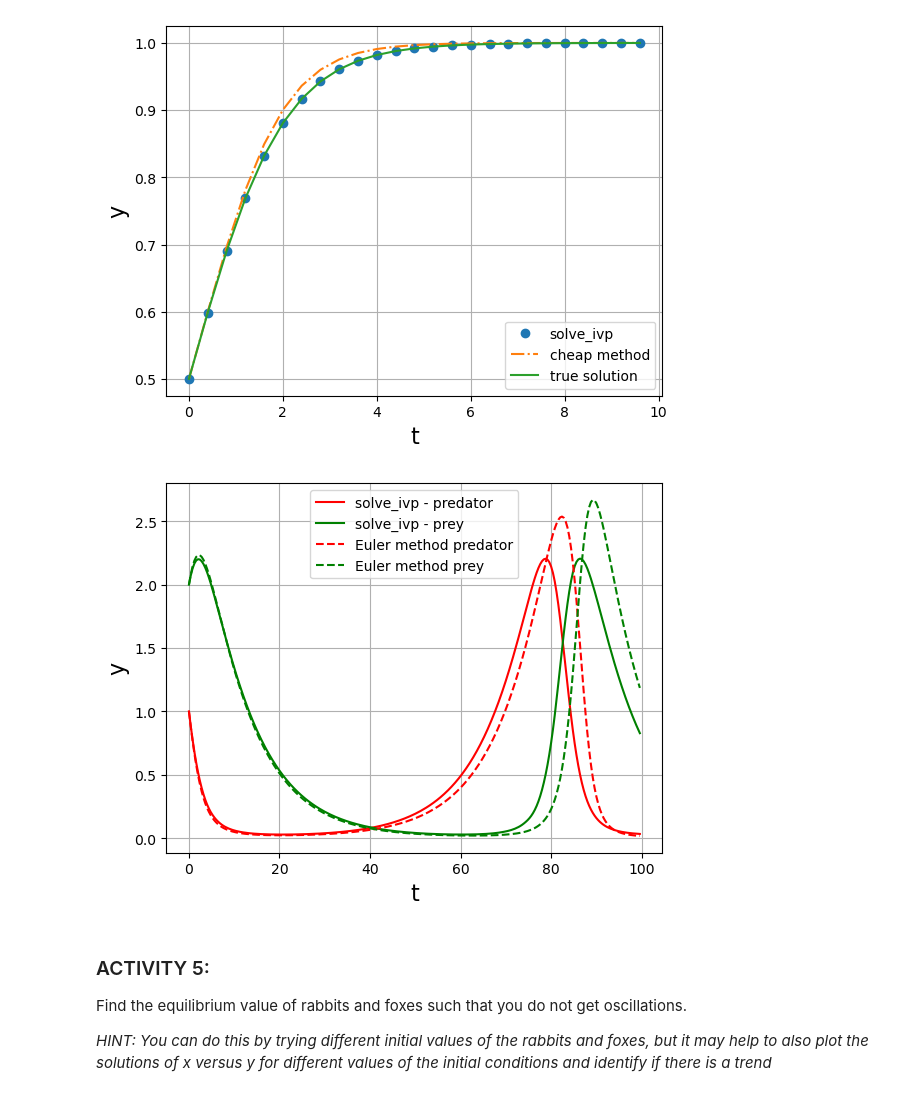
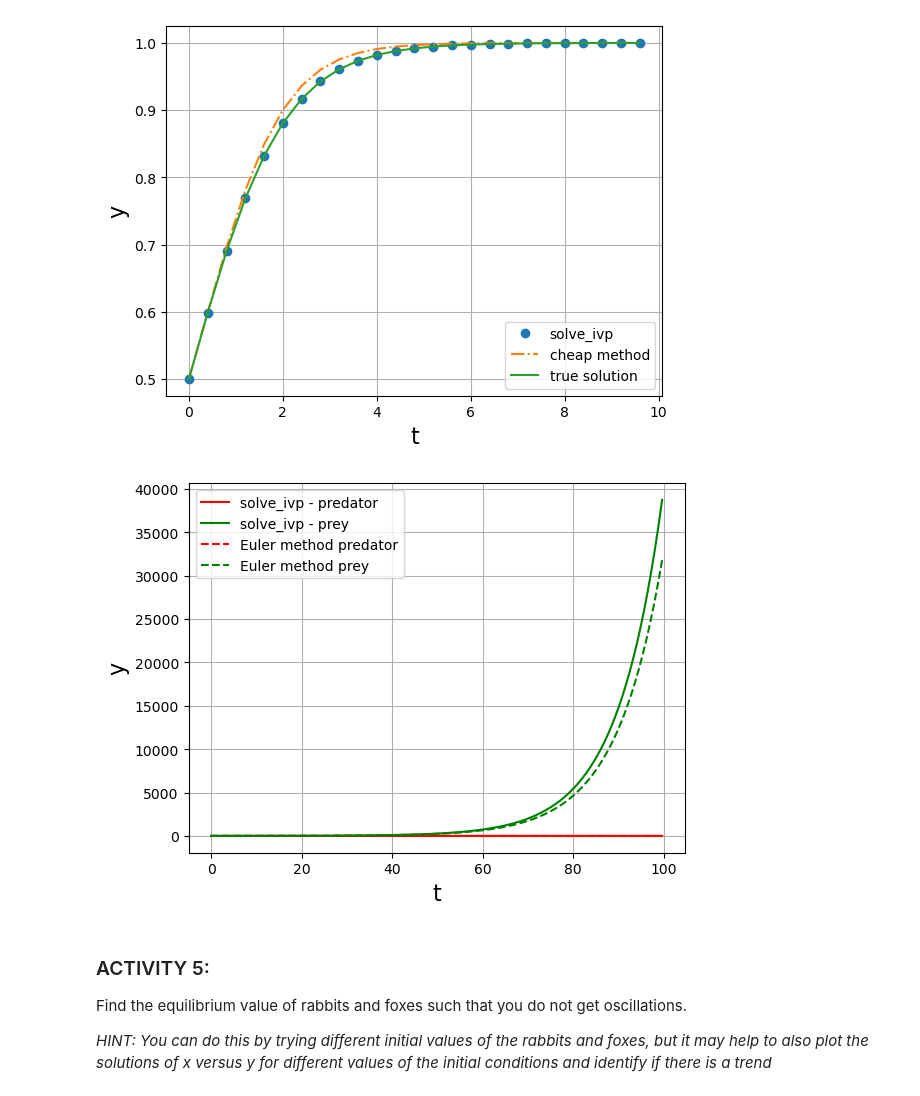
Before and after one commit to VeatrikiVas/TopicsInSciComp, a Jupyter notebook: Notebooks/Week3_LabExercises.ipynb, the cells around one changed output. Saved outputs shown, nothing was run; the diff lists cells and outputs as text; code cells hidden in the pictures.

```diff
--- a/Notebooks/Week3_LabExercises.ipynb
+++ b/Notebooks/Week3_LabExercises.ipynb
@@ -413,7 +463,7 @@ from scipy.integrate import solve_ivp
 
 # Note that the function has to take t as the first argument and y as the second
 def calculate_logistic_dydt(t, y):
-    """Returns the gradient dx/dt for the logistic equation"""
+    """Returns the gradient dy/dt for the logistic equation"""
     dydt = y*(1 - y)
     return dydt
 
@@ -434,7 +484,7 @@ plt.plot(solution.t, solution.y[0], 'o', label="solve_ivp")
 # Now do it the "cheap" way
 # increase the number of steps to see how the solution changes
 y_solution = np.zeros_like(t_solution)
-y_solution[0] = y0
+y_solution[0] = y0 #initial condition
 for itime, time in enumerate(t_solution) :
     if itime > 0 :
         dydt = calculate_logistic_dydt(time, y_solution[itime-1])
@@ -442,7 +492,7 @@ for itime, time in enumerate(t_solution) :
 
 plt.plot(t_solution, y_solution, '-.',label="cheap method")
 
-# Now plot the true solution
+# Now plot the true solution by solving the ODE
 A = 1.0/y0 - 1.0
 y_true = 1.0 / (1.0 + A * np.exp(-t_solution))
 plt.plot(t_solution, y_true, '-', label="true solution")
@@ -454,55 +504,62 @@ plt.legend(loc='best');
 
 # UPDATE ME!
 
-# Solve the 1d logistic equation from class
-from scipy.integrate import solve_ivp
-
 # Note that the function has to take t as the first argument and y as the second
 def calculate_Lotka_Volterra_dydt(t, y):
     """Returns the gradient dy/dt for the predator-prey equations"""
+    # Values of the ecosystem
     a=0.1
     b=0.2
     c=0.1
     d=0.2
 
+    #y is a 2-dimensional array
     predators = y[0]
     prey = y[1]
 
-    dydt = np.zeros_like(y) #bc it is a system of equations
-    dydt[0] = a*predators - b*predators*prey
-    dydt[1] = -c*prey + d*predators*prey
+    dydt = np.zeros_like(y) #bc it is a system of 2 equations we need an array with 2 elements
+                            #this gives an array of zeros with the same shape and type as y.
+    dydt[0] = a*prey - b*predators*prey
+    dydt[1] = -c*predators + d*predators*prey
 
     return dydt
 
-max_time = 100.0
+max_time = 100.0  # time interval over which the system is integrated
 N_time_steps = 250
-delta_t = max_time / N_time_steps
+delta_t = max_time / N_time_steps # This is h
 t_solution = np.linspace(0.0, max_time-delta_t, N_time_steps) # values of independent variable
+                                                              # ie. array that stores the time steps over which the system is being simulated
 y0 = np.array([1.0, 2.0]) # an initial condition, for y[0] and y[1], note it needs to be an array
 
-solution = solve_ivp(calculate_Lotka_Volterra_dydt, [0,max_time], y0,
-                        method='RK45', t_eval=t_solution)
+solution = solve_ivp(calculate_Lotka_Volterra_dydt, [0,max_time], y0, # [0,max_time] = independent variable range
+                        method='RK45', t_eval=t_solution) # specifies the time points at which the solution should be evaluated and returned.
 
 plt.grid()
 plt.xlabel("t", fontsize=16)
 plt.ylabel("y", fontsize=16)
 plt.plot(solution.t, solution.y[0], 'r-', label="solve_ivp - predator")
 plt.plot(solution.t, solution.y[1], 'g-', label="solve_ivp - prey")
 
 # Now do it using Euler's method
-# increase the number of steps to see how the solution changes
-y_solution = np.zeros([N_time_steps, 2])
-y_solution[0][:] = y0
+
+# Assign the initial values y0 to the first row of y_solution, corresponding to the values of the two variables at time step 0.
+
+y_solution = np.zeros([N_time_steps, 2]) # This means you're creating a 2D array with N_time_steps rows and 2 columns. Each row represents a time step
+                                         # We want to store solutions for two variables (e.g., y[0] and y[1]) at different time steps.
+y_solution[0][:] = y0 # This selects the first row of the array (y_solution[0]) and accesses all its elements ([:]), meaning both columns of that row.
+                      # y0 is also an array of 2 elements defined above for the initial condition
+
+# increase the number of steps to see how the solution changes, iterate over eat time step
 for itime, time in enumerate(t_solution) :
-    if itime > 0 :
-        dydt = calculate_Lotka_Volterra_dydt(time, y_solution[itime-1][:])
-        y_solution[:][itime] = y_solution[itime-1][:] + dydt * delta_t
+    if itime > 0 : # computations are only performed for time steps after the initial step
+        dydt = calculate_Lotka_Volterra_dydt(time, y_solution[itime-1][:]) # current time and values of system from previous timestep
+        y_solution[:][itime] = y_solution[itime-1][:] + dydt * delta_t # Euler's method for solving ODEs
 
 plt.plot(t_solution, y_solution[:,0], 'r--',label="Euler method predator")
 plt.plot(t_solution, y_solution[:,1], 'g--',label="Euler method prey")
 plt.legend(loc='best');
 # %% [output]
-[figure, old version]
+[figure, new version]
 # %% [markdown]
 ### ACTIVITY 5:
 
```
Also changed, not shown: parts of 7 cells of this notebook.
